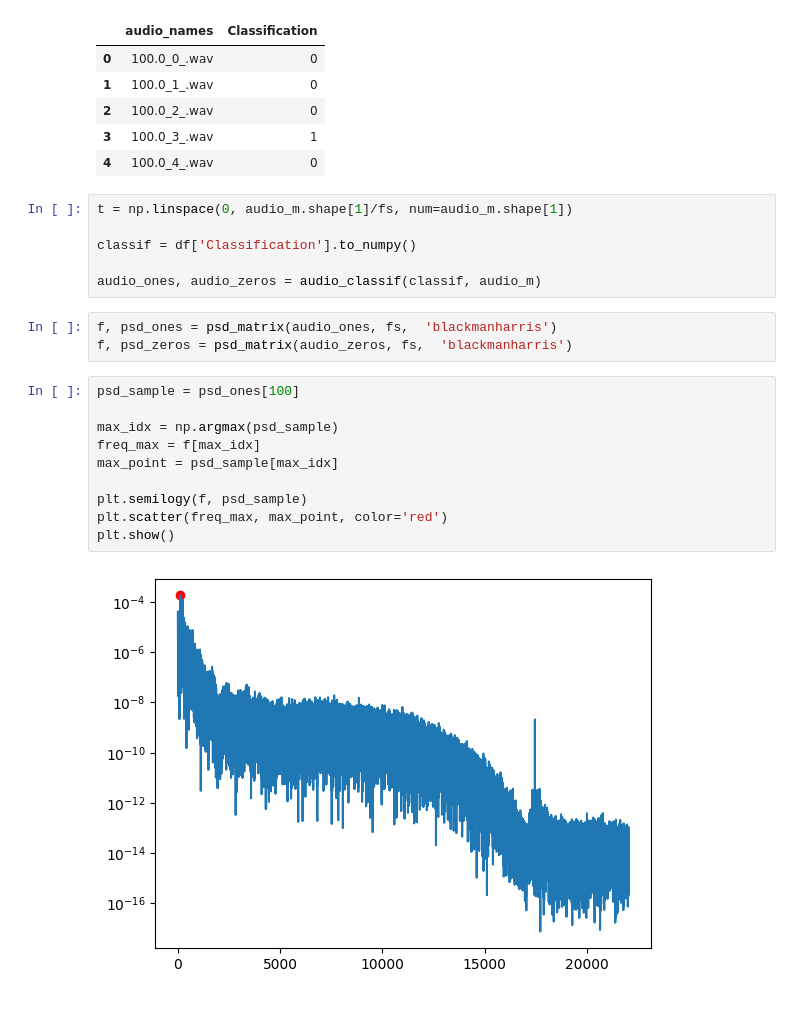
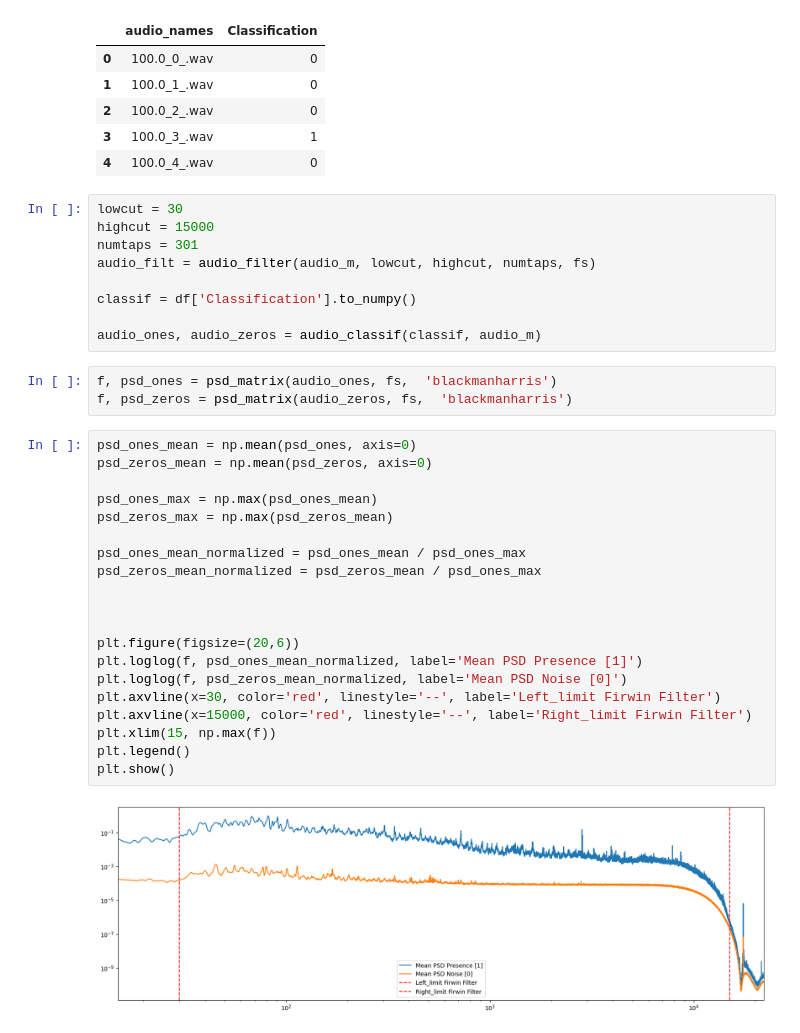
Before and after one commit to dramirezbe/Signal-theory, a Jupyter notebook: SDR/radio-classification/GaussianThresholding.ipynb, the cells around one changed output. Cells and saved outputs as stored; diff of their text form.

```diff
--- a/SDR/radio-classification/GaussianThresholding.ipynb
+++ b/SDR/radio-classification/GaussianThresholding.ipynb
@@ -85,7 +100,10 @@ df.head()
 | 3 | 100.0_3_.wav | 1 |
 | 4 | 100.0_4_.wav | 0 |
 # %%
-t = np.linspace(0, audio_m.shape[1]/fs, num=audio_m.shape[1])
+lowcut = 30
+highcut = 15000
+numtaps = 301
+audio_filt = audio_filter(audio_m, lowcut, highcut, numtaps, fs)
 
 classif = df['Classification'].to_numpy()
 
@@ -93,15 +111,25 @@ audio_ones, audio_zeros = audio_classif(classif, audio_m)
 # %%
 f, psd_ones = psd_matrix(audio_ones, fs,  'blackmanharris')
 f, psd_zeros = psd_matrix(audio_zeros, fs,  'blackmanharris')
-# %%
-psd_sample = psd_ones[100]
-
-max_idx = np.argmax(psd_sample)
-freq_max = f[max_idx]
-max_point = psd_sample[max_idx]
-
-plt.semilogy(f, psd_sample)
-plt.scatter(freq_max, max_point, color='red')
-plt.show()
-# %% [output]
-[figure, removed]
+# %%
+psd_ones_mean = np.mean(psd_ones, axis=0)
+psd_zeros_mean = np.mean(psd_zeros, axis=0)
+
+psd_ones_max = np.max(psd_ones_mean)
+psd_zeros_max = np.max(psd_zeros_mean)
+
+psd_ones_mean_normalized = psd_ones_mean / psd_ones_max
+psd_zeros_mean_normalized = psd_zeros_mean / psd_ones_max
+
+
+
+plt.figure(figsize=(20,6))
+plt.loglog(f, psd_ones_mean_normalized, label='Mean PSD Presence [1]')
+plt.loglog(f, psd_zeros_mean_normalized, label='Mean PSD Noise [0]')
+plt.axvline(x=30, color='red', linestyle='--', label='Left_limit Firwin Filter')
+plt.axvline(x=15000, color='red', linestyle='--', label='Right_limit Firwin Filter')
+plt.xlim(15, np.max(f))
+plt.legend()
+plt.show()
+# %% [output]
+[figure, added]
```
Also changed, not shown: parts of 5 cells of this notebook.
